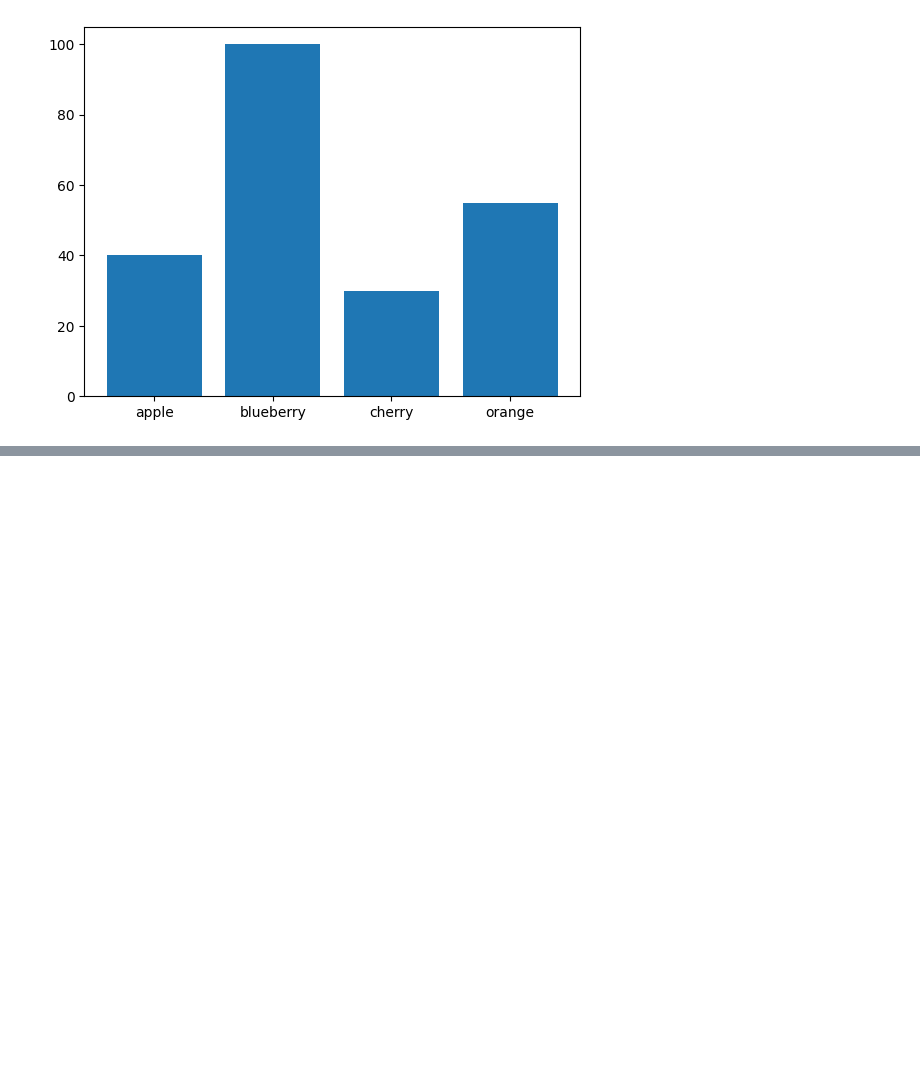
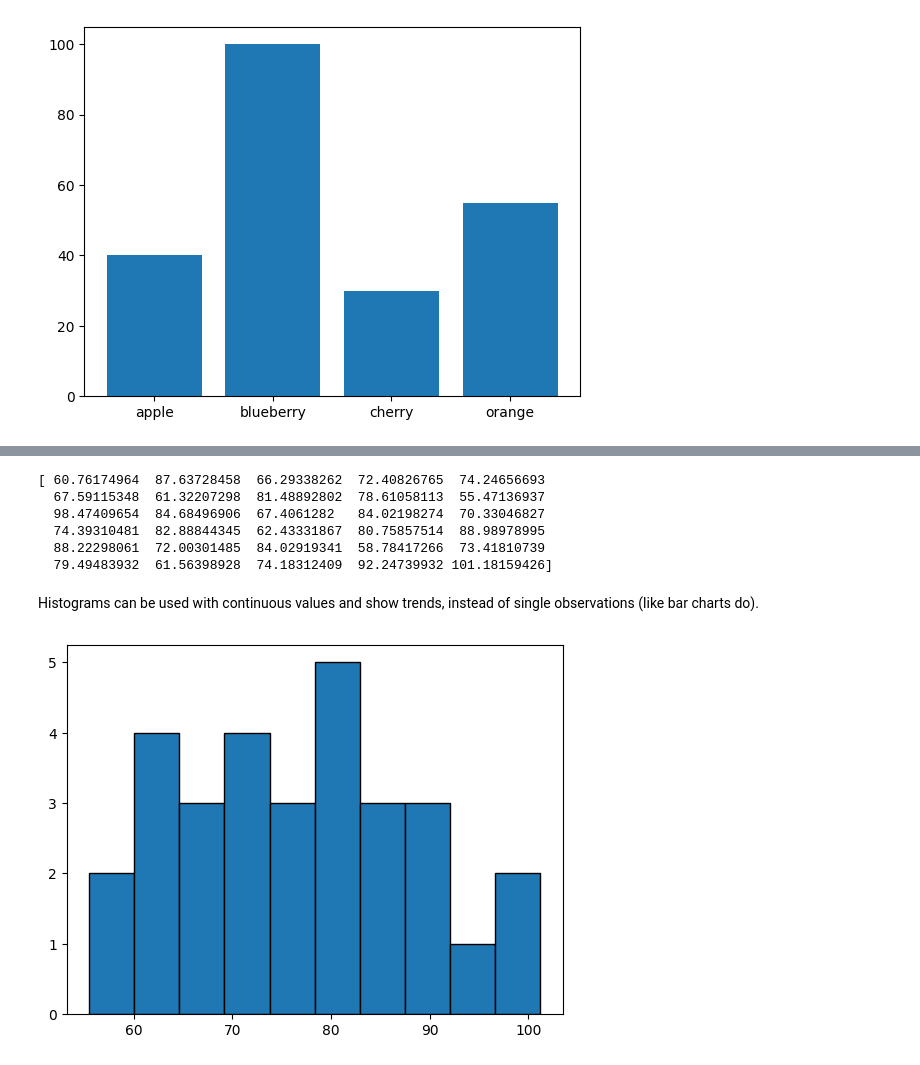
Before and after one commit to AnnaLoz28/principles_of_data_analytics, a Jupyter notebook: boxplots.ipynb, the cells around one changed output, grey strips where cells are left out. Cells and saved outputs as stored; diff of their text form; code cells hidden in the pictures; blank space fills up the shorter version.

Commit message:
Box plots

```diff
--- a/boxplots.ipynb
+++ b/boxplots.ipynb
@@ -53,0 +67,17 @@ plt.bar(fruits, counts);
+# %%
+rng = np.random.default_rng(12345) #create a random number generator
+group1 = rng.normal(75, 10, 30) #generate 30 random numbers with a normal distribution with mean 75 and standard deviation 10
+print(group1)
+# %% [output]
+[ 60.76174964  87.63728458  66.29338262  72.40826765  74.24656693
+  67.59115348  61.32207298  81.48892802  78.61058113  55.47136937
+  98.47409654  84.68496906  67.4061282   84.02198274  70.33046827
+  74.39310481  82.88844345  62.43331867  80.75857514  88.98978995
+  88.22298061  72.00301485  84.02919341  58.78417266  73.41810739
+  79.49483932  61.56398928  74.18312409  92.24739932 101.18159426]
+# %% [markdown]
+Histograms can be used with continuous values and show trends, instead of single observations (like bar charts do).
+# %%
+plt.hist(group1, edgecolor = "black"); #plot the histogram of the random numbers, with black edges
+# %% [output]
+[figure, added]
```
Also changed, not shown: parts of 14 cells of this notebook.
